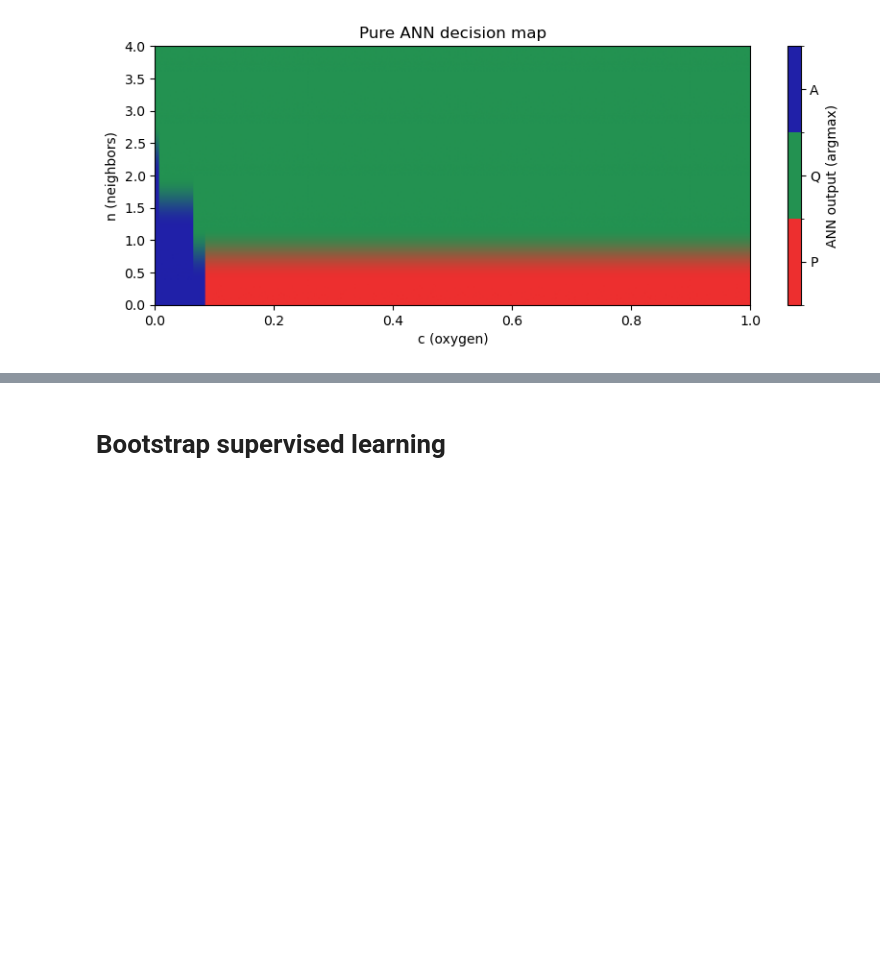
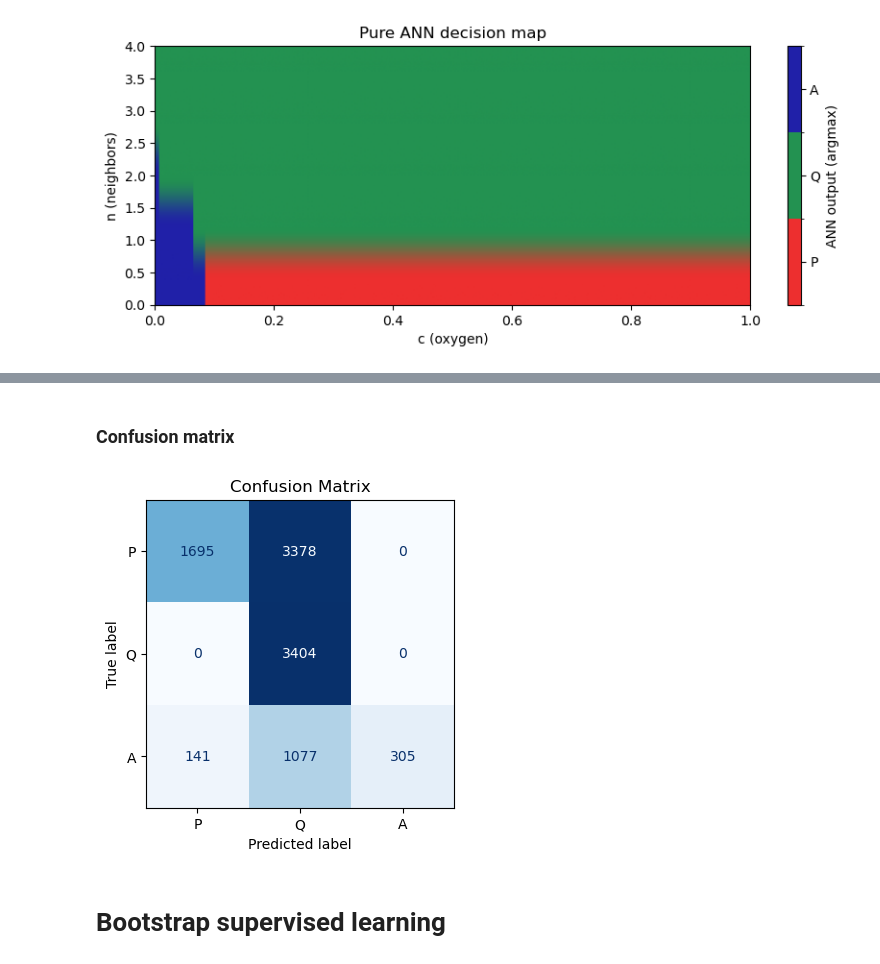
Before and after one commit to GianlucaPanzani/Hybrid-Cellular-Automata, a Jupyter notebook: simulation/ann_training.ipynb, the cells around one changed output, grey strips where cells are left out. Cells and saved outputs as stored; diff of their text form; code cells hidden in the pictures; blank space fills up the shorter version.

```diff
--- a/simulation/ann_training.ipynb
+++ b/simulation/ann_training.ipynb
@@ -88,3 +152,14 @@ plt.show()
+# %% [markdown]
+### Confusion matrix
+# %%
+cm = confusion_matrix(y_test, y_pred, labels=classes)
+disp = ConfusionMatrixDisplay(confusion_matrix=cm, display_labels=class_names)
+fig, ax = plt.subplots(figsize=(5, 4))
+disp.plot(ax=ax, cmap="Blues", colorbar=False)
+ax.set_title("Confusion Matrix")
+plt.show()
+# %% [output]
+[figure, added]
 # %% [markdown]
 # Bootstrap supervised learning
 # %%
```
Also changed, not shown: parts of 11 cells of this notebook, 22 other files.
